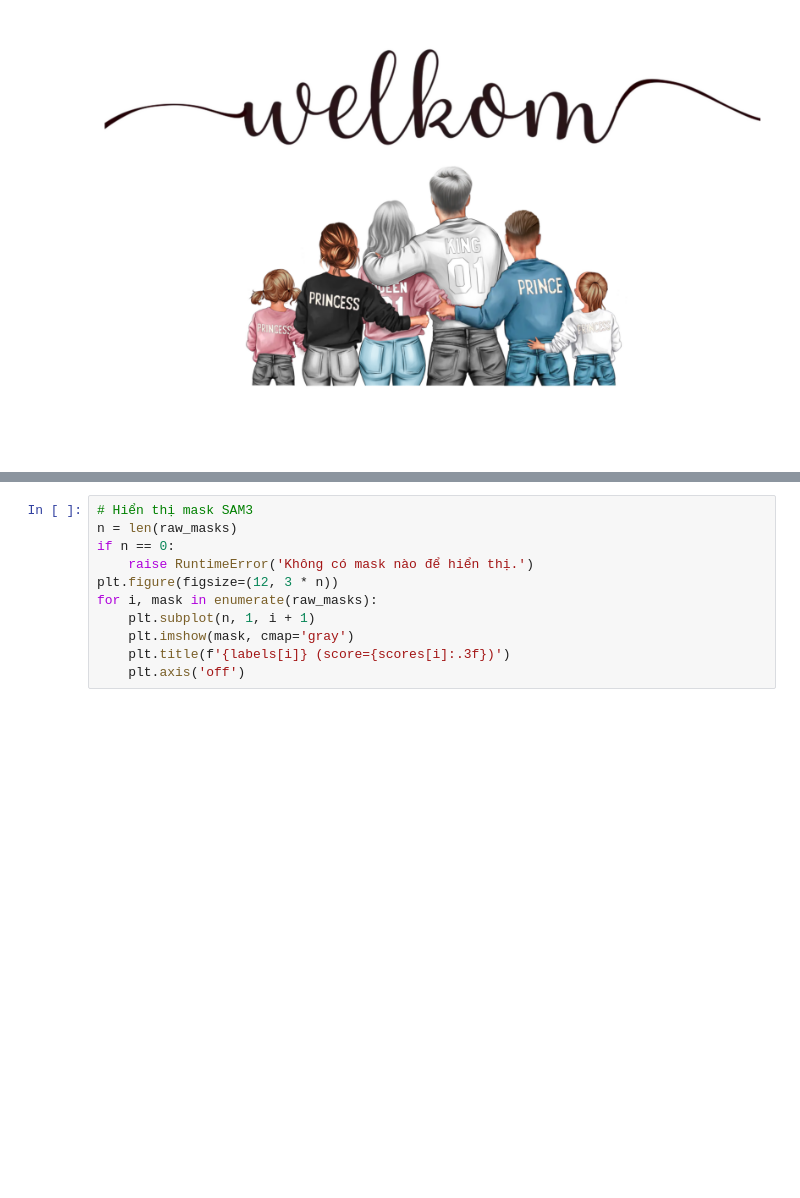
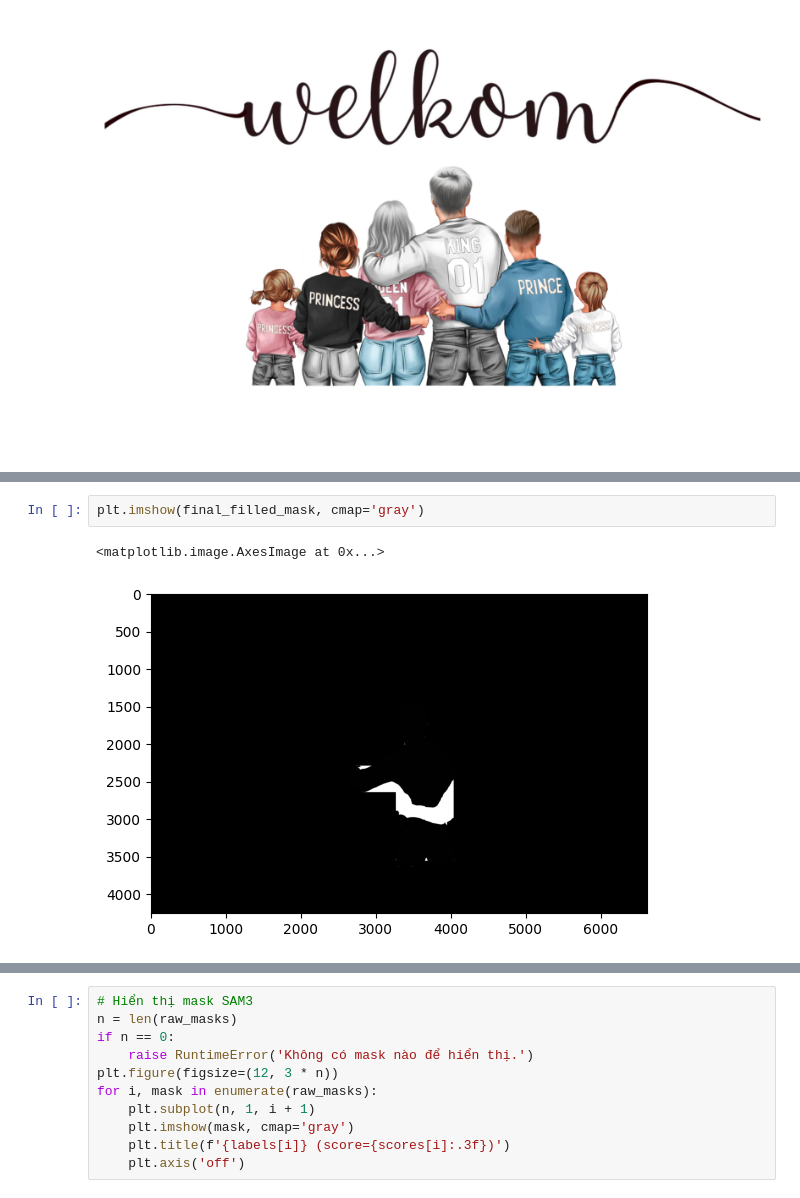
Before and after one commit to phamducuong05/Magic_Layer_v1, a Jupyter notebook: examples/image_processor_pipeline.ipynb, the cells around one changed output, grey strips where cells are left out. Saved outputs shown, nothing was run; the diff lists cells and outputs as text; blank space fills up the shorter version.

```diff
--- a/examples/image_processor_pipeline.ipynb
+++ b/examples/image_processor_pipeline.ipynb
@@ -206,0 +479,5 @@ Tổng mask thu được: 6
+# %%
+plt.imshow(final_filled_mask, cmap='gray')
+# %% [output]
+<matplotlib.image.AxesImage at 0x...>
+[figure, added]
```
Also changed, not shown: parts of 22 cells of this notebook, 1 other file.
